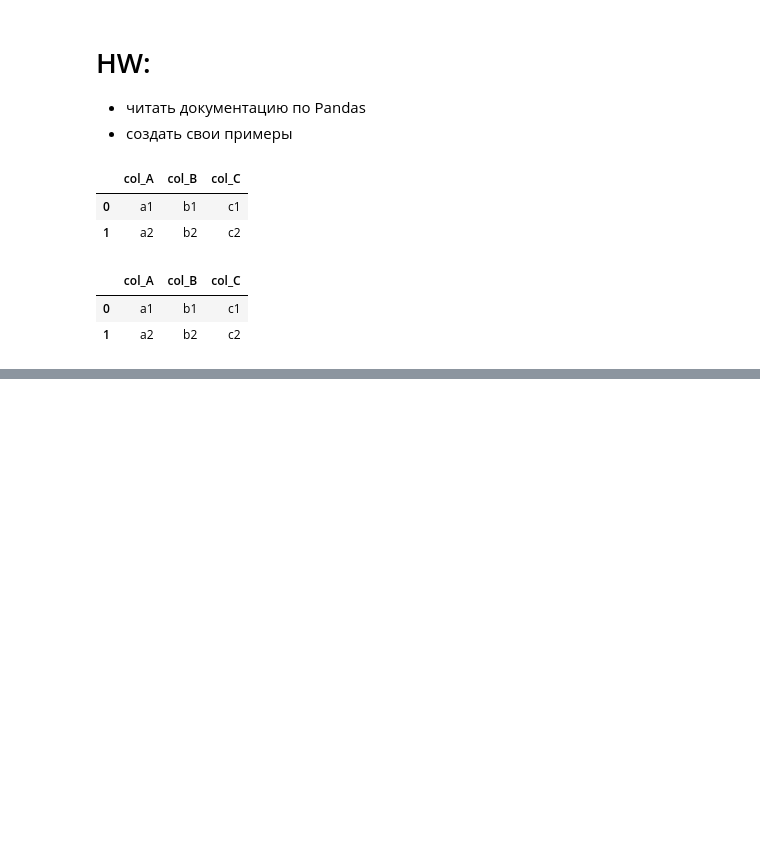
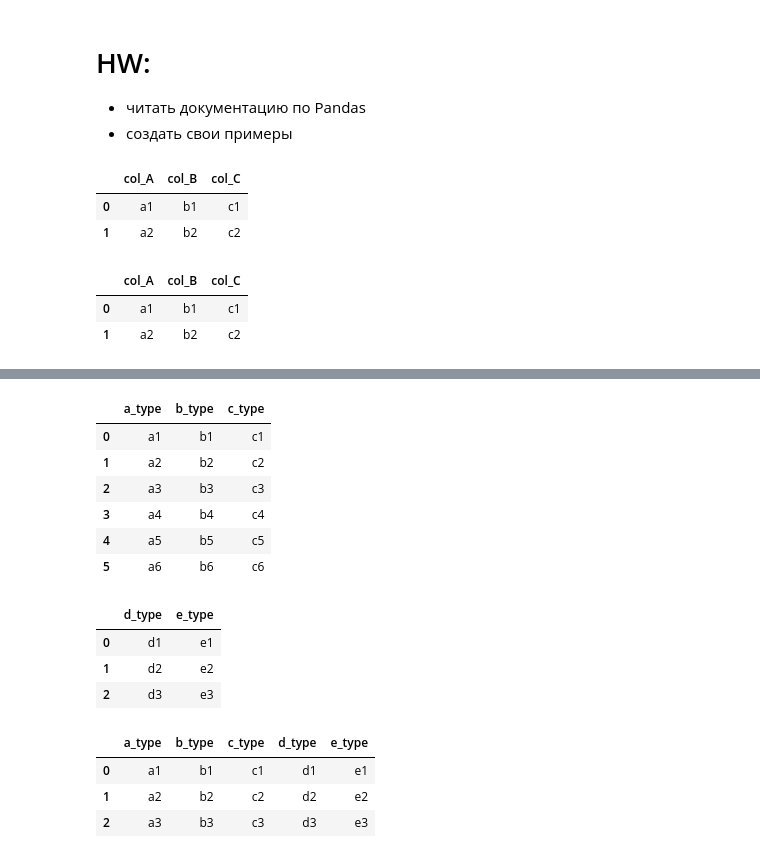
Before and after one commit to DmGetun/mp_2022_224-322_python, a Jupyter notebook: labPandas.ipynb, the cells around one changed output, grey strips where cells are left out. Cells and saved outputs as stored; diff of their text form; code cells hidden in the pictures; blank space fills up the shorter version.

```diff
--- a/labPandas.ipynb
+++ b/labPandas.ipynb
@@ -111,0 +294,27 @@ from io import StringIO
+# %%
+df1 = pd.concat([dfr1,dfr2])
+df1
+# %% [output]
+|  | a_type | b_type | c_type |
+| 0 | a1 | b1 | c1 |
+| 1 | a2 | b2 | c2 |
+| 2 | a3 | b3 | c3 |
+| 3 | a4 | b4 | c4 |
+| 4 | a5 | b5 | c5 |
+| 5 | a6 | b6 | c6 |
+# %%
+dfr3 = pd.DataFrame({'d_type':['d1', 'd2', 'd3'], 'e_type':['e1', 'e2', 'e3']})
+dfr3
+# %% [output]
+|  | d_type | e_type |
+| 0 | d1 | e1 |
+| 1 | d2 | e2 |
+| 2 | d3 | e3 |
+# %%
+df2 = pd.concat([dfr1,dfr3],axis=1)
+df2
+# %% [output]
+|  | a_type | b_type | c_type | d_type | e_type |
+| 0 | a1 | b1 | c1 | d1 | e1 |
+| 1 | a2 | b2 | c2 | d2 | e2 |
+| 2 | a3 | b3 | c3 | d3 | e3 |
```
Also changed, not shown: parts of 34 cells of this notebook.
